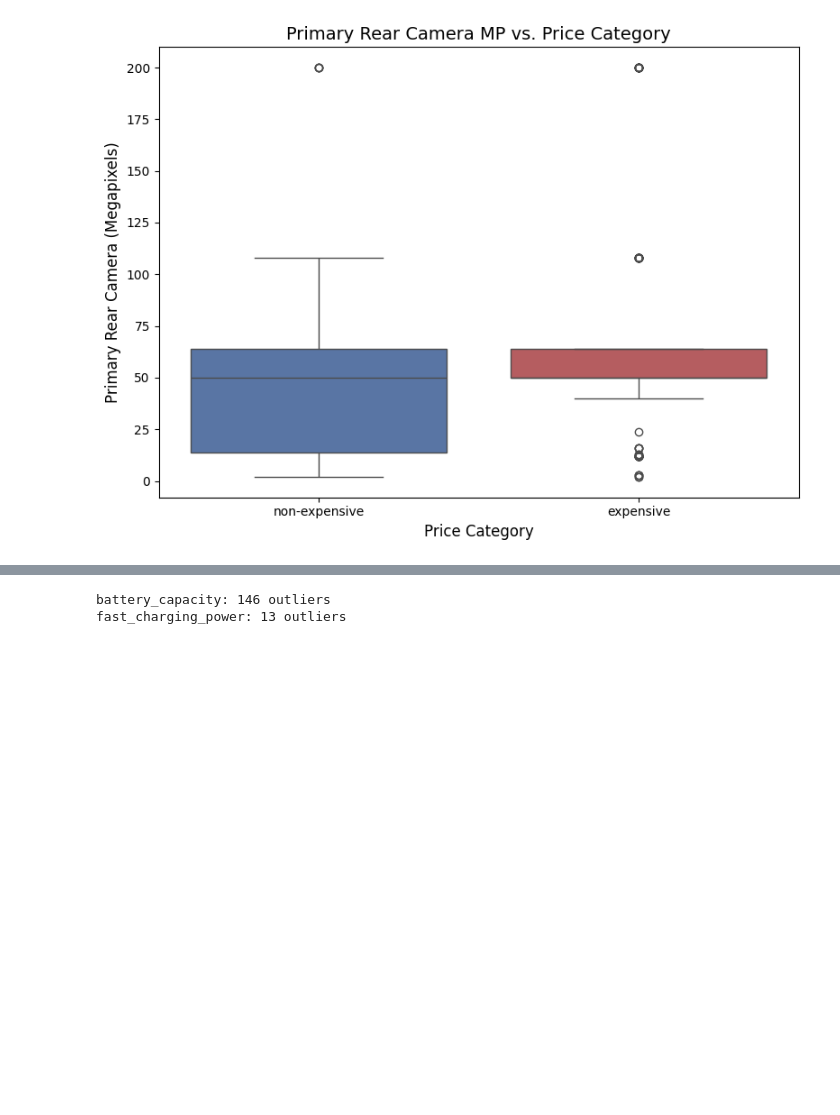
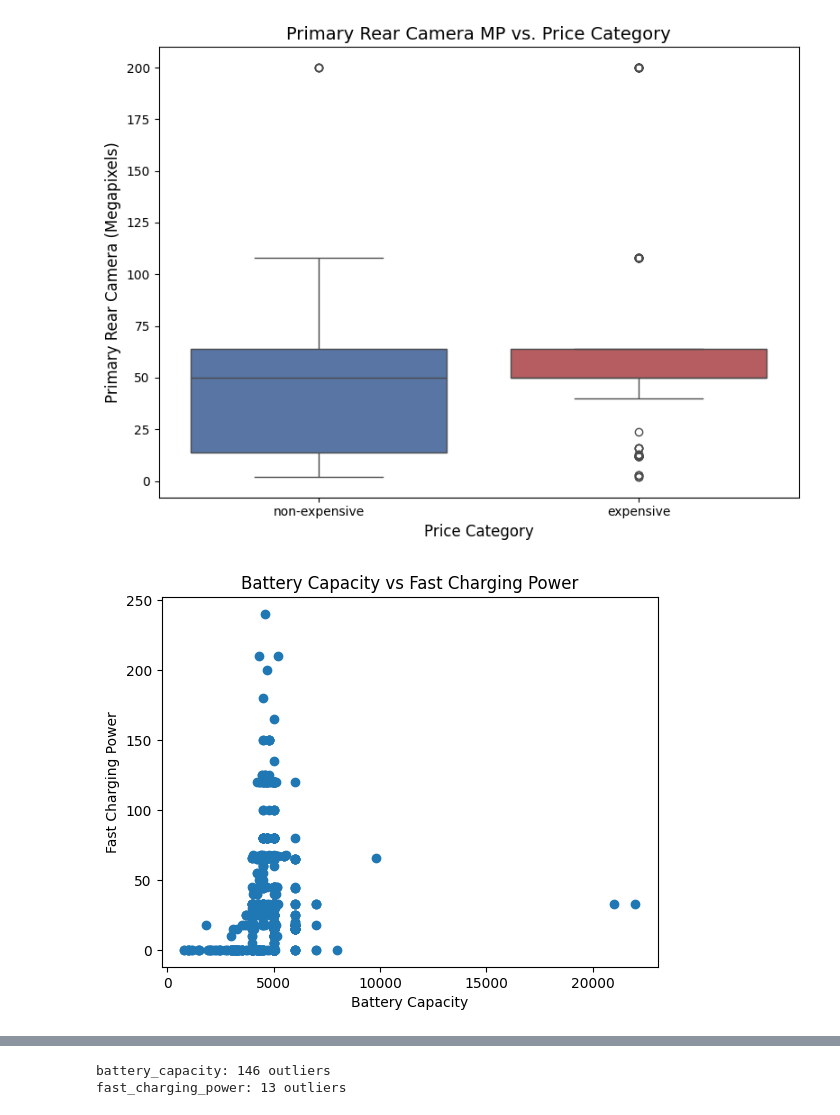
Before and after one commit to Steven-Amin02/Smart-phones-prices, a Jupyter notebook: preprocessing.ipynb, the cells around one changed output, grey strips where cells are left out. Drawn from its saved outputs; the diff is of its cells as text; code cells hidden in the pictures; blank space fills up the shorter version.

```diff
--- a/preprocessing.ipynb
+++ b/preprocessing.ipynb
@@ -4,8 +4,10 @@ from sklearn.model_selection import train_test_split
 from sklearn.preprocessing import StandardScaler
 import matplotlib.pyplot as plt
 # %%
-df_train = pd.read_csv(r"E:\AI project test\train.csv")
-df_test = pd.read_csv(r"E:\AI project test\test.csv")
+#df_train = pd.read_csv(r"E:\AI project test\train.csv")
+df_train = pd.read_csv(r"D:\Smart Phone Prices Prediction\Smart-phones-prices\Data\train.csv")
+#df_test = pd.read_csv(r"E:\AI project test\test.csv")
+df_test = pd.read_csv(r"D:\Smart Phone Prices Prediction\Smart-phones-prices\Data\test.csv")
 print("Train rows:", len(df_train))
 print("Test rows:", len(df_test))
 df = pd.concat([df_test, df_train], ignore_index=True)
@@ -146,3 +148,11 @@ Passing `palette` without assigning `hue` is deprecated and will be removed in v
 
   sns.boxplot(
 [figure]
+# %%
+plt.scatter(df['battery_capacity'], df['fast_charging_power'])
+plt.xlabel("Battery Capacity")
+plt.ylabel("Fast Charging Power")
+plt.title("Battery Capacity vs Fast Charging Power")
+plt.show()
+# %% [output]
+[figure, added]
```
Also changed, not shown: parts of 8 cells of this notebook, 3 other files.
